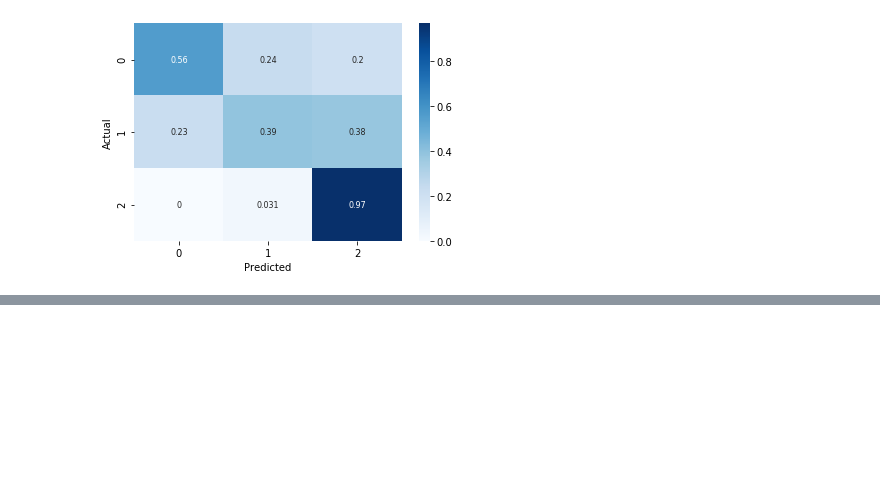
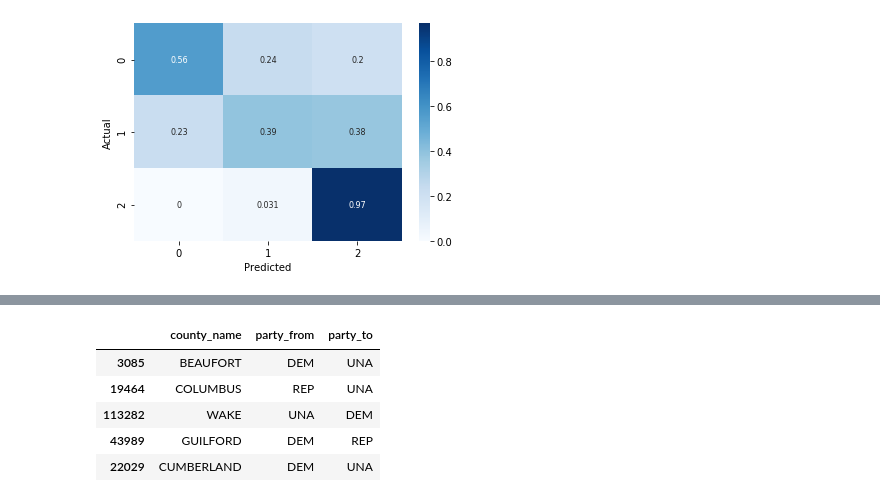
Before and after one commit to StevenDye/NC-Predicting-Political-Party-Changes, a Jupyter notebook: Master_Notebook_Irv.ipynb, the cells around one changed output, grey strips where cells are left out. Cells and saved outputs as stored; diff of their text form; code cells hidden in the pictures; blank space fills up the shorter version.

```diff
--- a/Master_Notebook_Irv.ipynb
+++ b/Master_Notebook_Irv.ipynb
@@ -1057,0 +1080,9 @@ clfnc_tuned.score(X_test, y_test)
+# %%
+forshow.sample(5)
+# %% [output]
+|  | county_name | party_from | party_to |
+| 3085 | BEAUFORT | DEM | UNA |
+| 19464 | COLUMBUS | REP | UNA |
+| 113282 | WAKE | UNA | DEM |
+| 43989 | GUILFORD | DEM | REP |
+| 22029 | CUMBERLAND | DEM | UNA |
```
Also changed, not shown: parts of 22 cells of this notebook, 1 other file.
